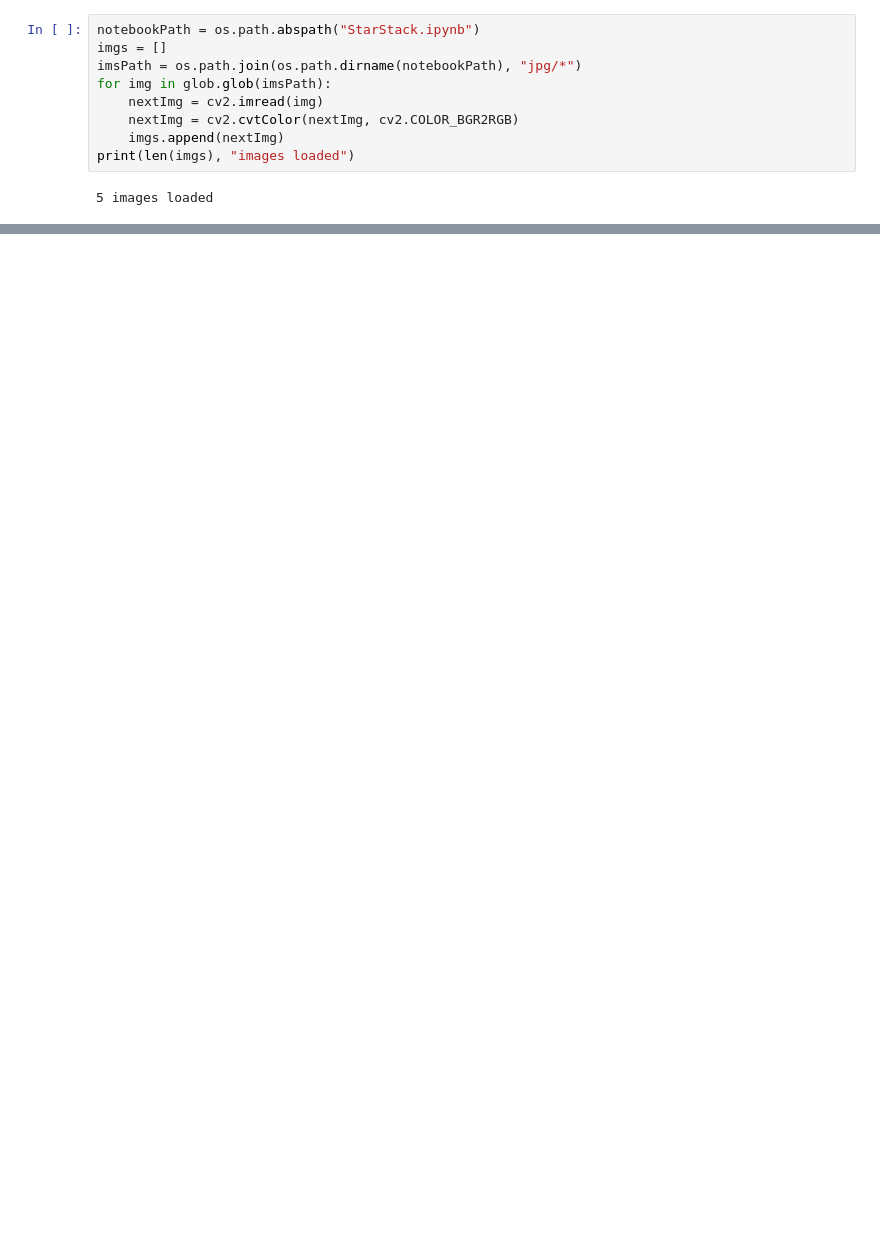
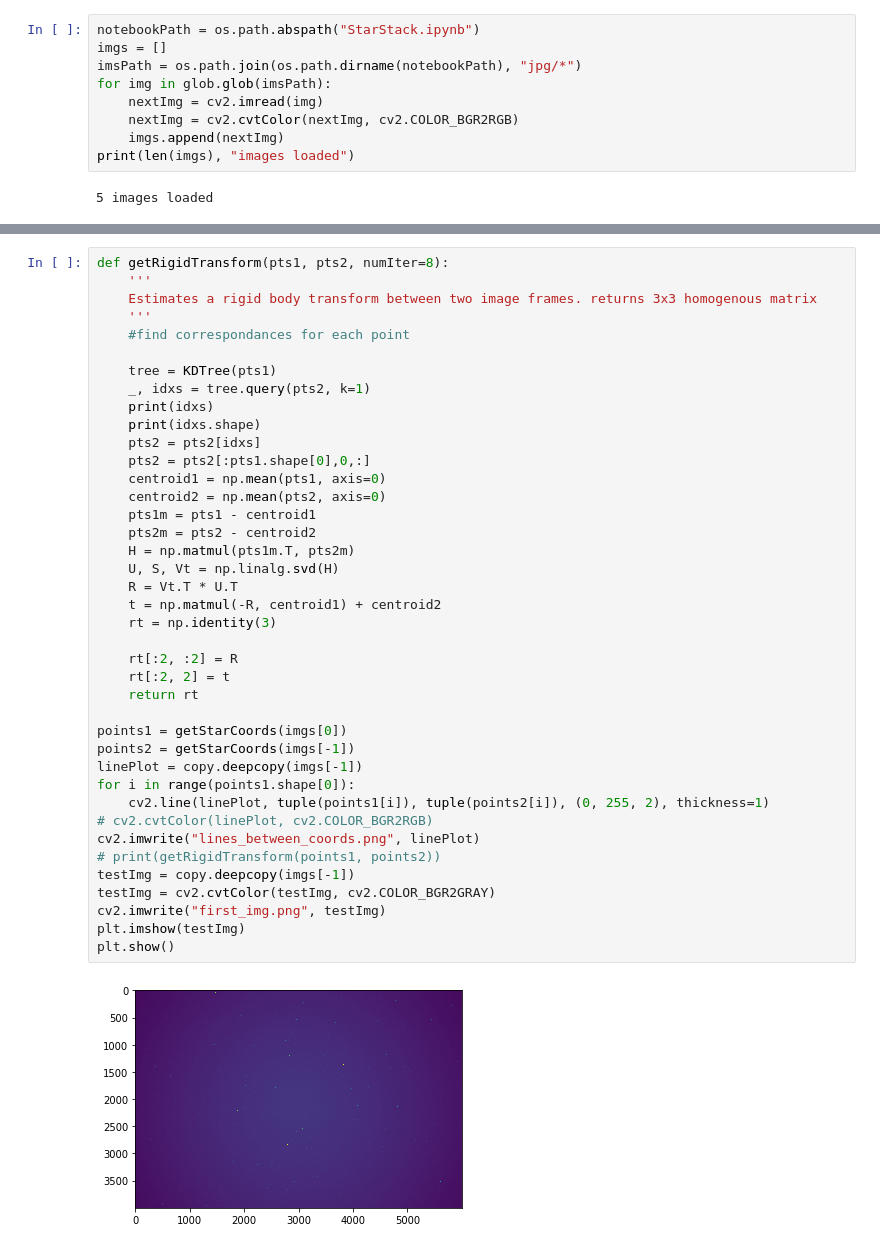
Before and after one commit to bkarwoski/StarStack, a Jupyter notebook: StarStack.ipynb, the cells around one changed output, grey strips where cells are left out. Cells and saved outputs as stored; diff of their text form; blank space fills up the shorter version.

```diff
--- a/StarStack.ipynb
+++ b/StarStack.ipynb
@@ -80,0 +65,42 @@ starcoords shape (106, 2)
+# %%
+def getRigidTransform(pts1, pts2, numIter=8):
+    '''
+    Estimates a rigid body transform between two image frames. returns 3x3 homogenous matrix
+    '''
+    #find correspondances for each point
+
+    tree = KDTree(pts1)
+    _, idxs = tree.query(pts2, k=1)
+    print(idxs)
+    print(idxs.shape)
+    pts2 = pts2[idxs]
+    pts2 = pts2[:pts1.shape[0],0,:]
+    centroid1 = np.mean(pts1, axis=0)
+    centroid2 = np.mean(pts2, axis=0)
+    pts1m = pts1 - centroid1
+    pts2m = pts2 - centroid2
+    H = np.matmul(pts1m.T, pts2m)
+    U, S, Vt = np.linalg.svd(H)
+    R = Vt.T * U.T
+    t = np.matmul(-R, centroid1) + centroid2
+    rt = np.identity(3)
+
+    rt[:2, :2] = R
+    rt[:2, 2] = t
+    return rt
+
+points1 = getStarCoords(imgs[0])
+points2 = getStarCoords(imgs[-1])
+linePlot = copy.deepcopy(imgs[-1])
+for i in range(points1.shape[0]):
+    cv2.line(linePlot, tuple(points1[i]), tuple(points2[i]), (0, 255, 2), thickness=1)
+# cv2.cvtColor(linePlot, cv2.COLOR_BGR2RGB)
+cv2.imwrite("lines_between_coords.png", linePlot)
+# print(getRigidTransform(points1, points2))
+testImg = copy.deepcopy(imgs[-1])
+testImg = cv2.cvtColor(testImg, cv2.COLOR_BGR2GRAY)
+cv2.imwrite("first_img.png", testImg)
+plt.imshow(testImg)
+plt.show()
+# %% [output]
+[figure, added]
```
Also changed, not shown: parts of 5 cells of this notebook.
